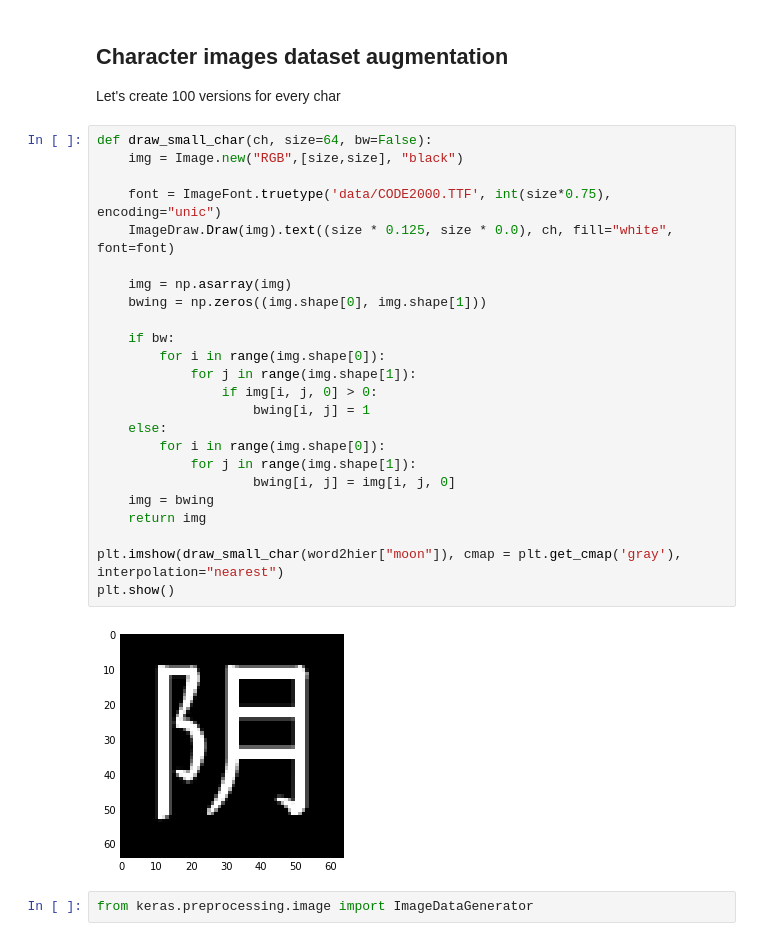
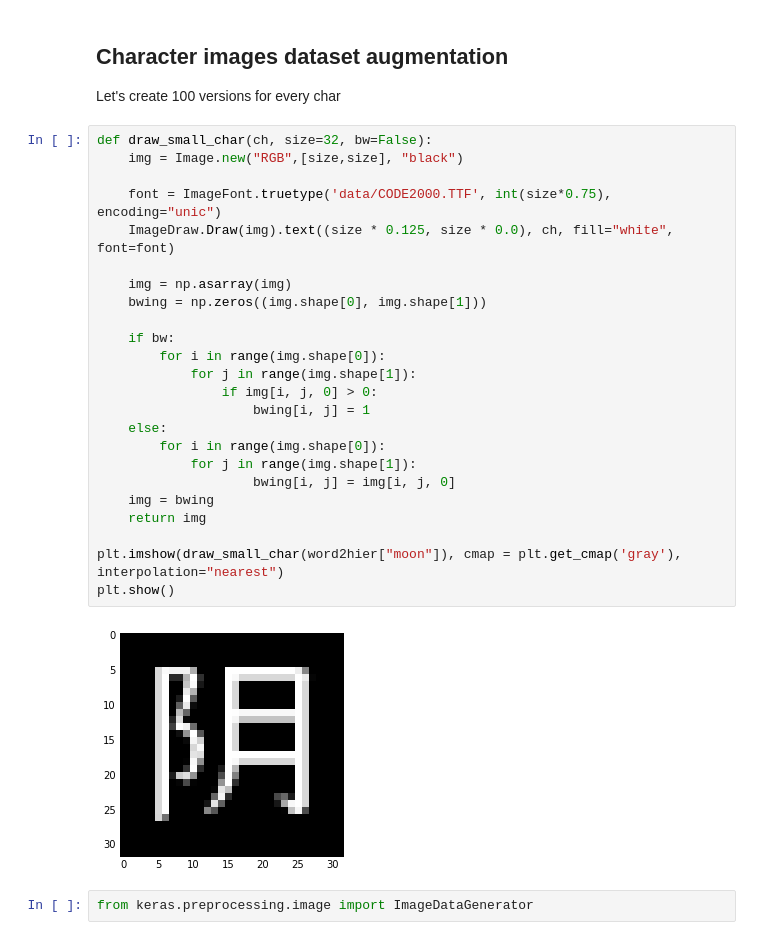
Before and after one commit to robolamp/SleepingCalligrapher, a Jupyter notebook: dict_gen.ipynb, the cells around one changed output. Cells and saved outputs as stored; diff of their text form.

```diff
--- a/dict_gen.ipynb
+++ b/dict_gen.ipynb
@@ -192,31 +184,31 @@ corvée
 ## Character images dataset augmentation
 Let's create 100 versions for every char
 # %%
-def draw_small_char(ch, size=64, bw=False):
+def draw_small_char(ch, size=32, bw=False):
     img = Image.new("RGB",[size,size], "black")
 
     font = ImageFont.truetype('data/CODE2000.TTF', int(size*0.75), encoding="unic")
     ImageDraw.Draw(img).text((size * 0.125, size * 0.0), ch, fill="white", font=font)
 
     img = np.asarray(img)
     bwing = np.zeros((img.shape[0], img.shape[1]))
 
     if bw:
         for i in range(img.shape[0]):
             for j in range(img.shape[1]):
                 if img[i, j, 0] > 0:
                     bwing[i, j] = 1
     else:
         for i in range(img.shape[0]):
             for j in range(img.shape[1]):
                     bwing[i, j] = img[i, j, 0]
     img = bwing
     return img
 
 plt.imshow(draw_small_char(word2hier["moon"]), cmap = plt.get_cmap('gray'), interpolation="nearest")
 plt.show()
 # %% [output]
-[figure, old version]
+[figure, new version]
 # %%
 from keras.preprocessing.image import ImageDataGenerator
 # %% [output]
```
Also changed, not shown: parts of 8 cells of this notebook.
